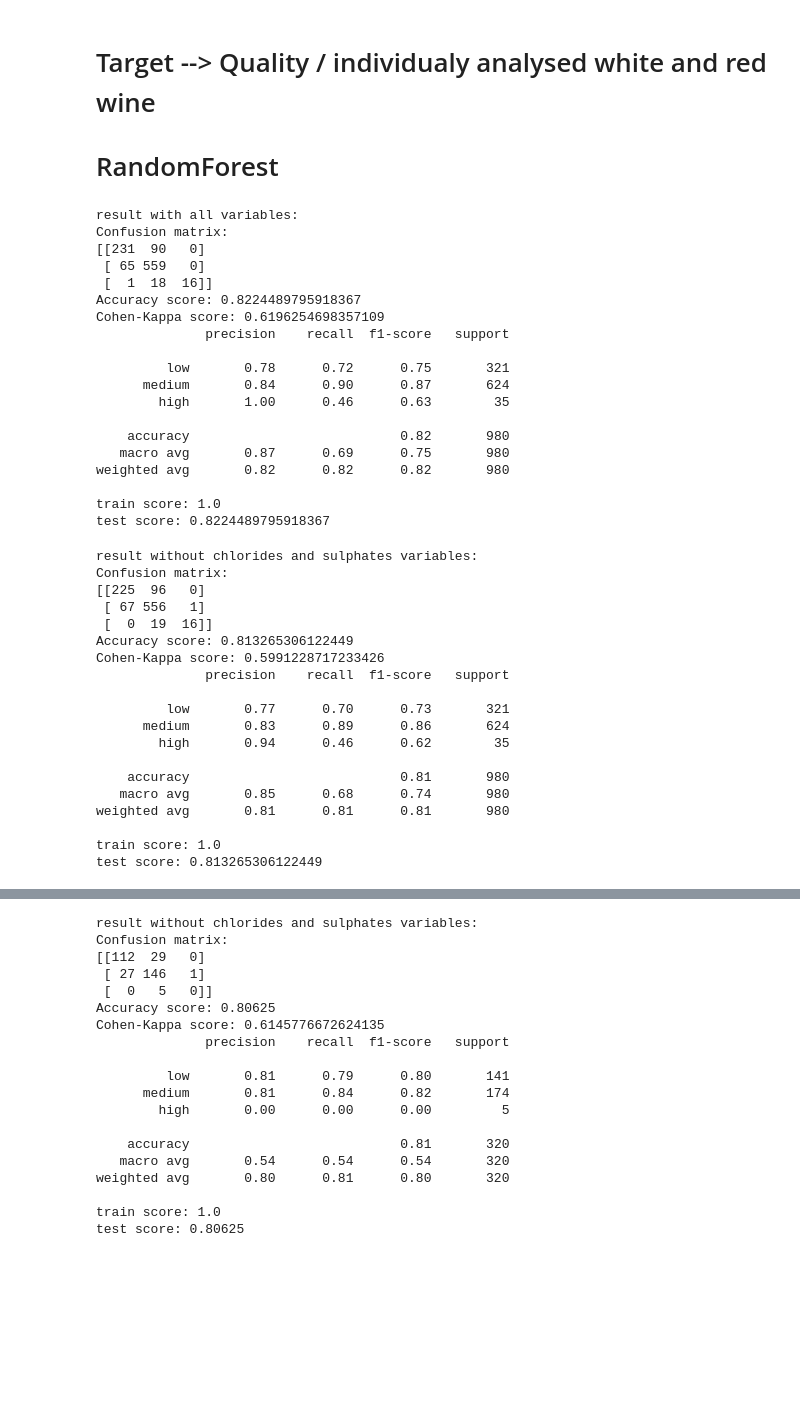
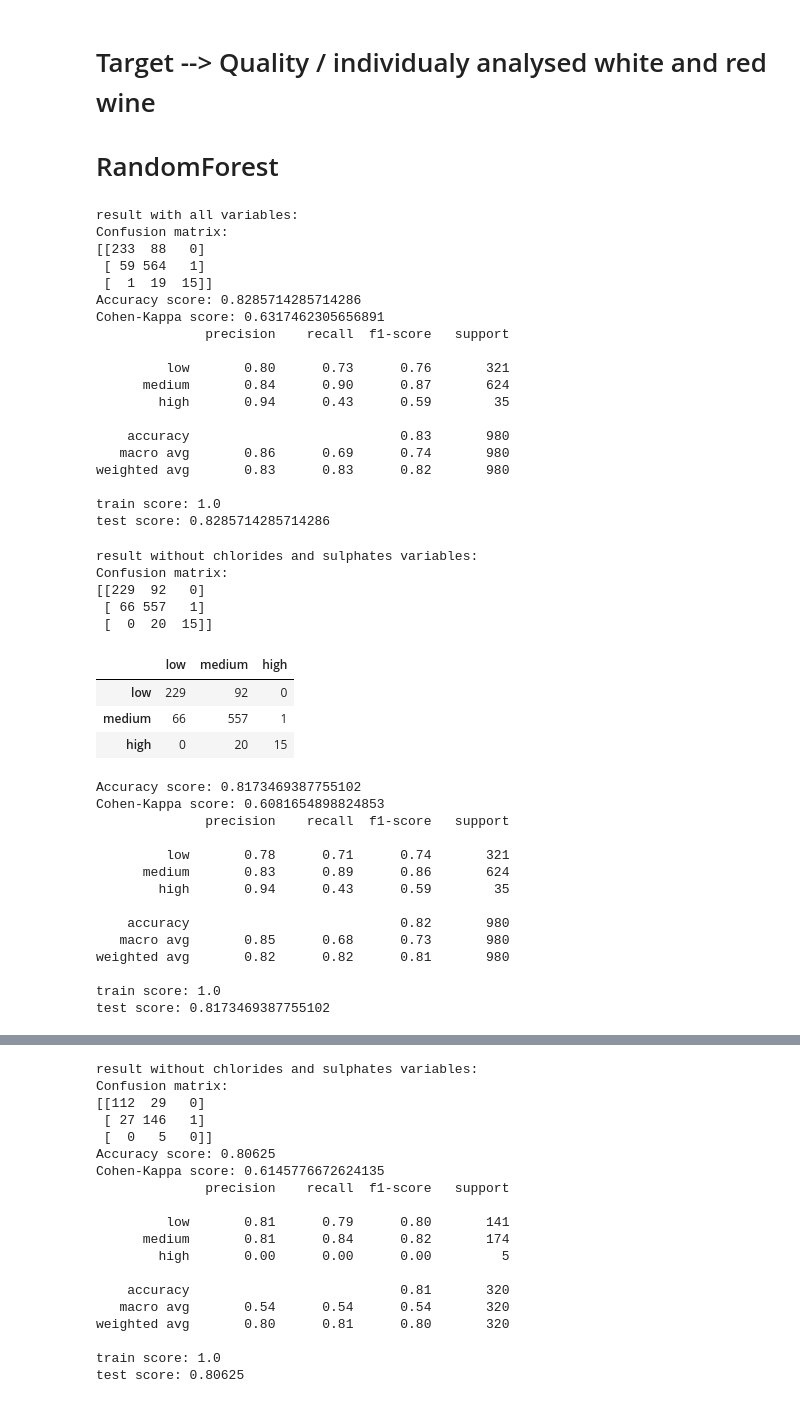
Before and after one commit to satomi26/Project-2, a Jupyter notebook: maschine_learning_modell.ipynb, the cells around one changed output, grey strips where cells are left out. Cells and saved outputs as stored; diff of their text form; code cells hidden in the pictures; blank space fills up the shorter version.

```diff
--- a/maschine_learning_modell.ipynb
+++ b/maschine_learning_modell.ipynb
@@ -1179,7 +1213,7 @@ X = df_white[["fixed acidity", "volatile acidity", "citric acid", "residual suga
 y = df_white["quality_label"]
 X_train, X_test, y_train, y_test = train_test_split(X, y, test_size=0.2, random_state=42)
 
-rf = RandomForestClassifier(max_depth=25)
+rf = RandomForestClassifier()
 rf.fit(X_train, y_train)
 pred_rf = rf.predict(X_test)
 kappa = cohen_kappa_score(pred_rf, y_test)
@@ -1195,63 +1229,71 @@ print(f"test score: {rf.score(X_test, y_test)}")
 # %% [output]
 result with all variables:
 Confusion matrix:
-[[231  90   0]
- [ 65 559   0]
- [  1  18  16]]
-Accuracy score: 0.8224489795918367
-Cohen-Kappa score: 0.6196254698357109
+[[233  88   0]
+ [ 59 564   1]
+ [  1  19  15]]
+Accuracy score: 0.8285714285714286
+Cohen-Kappa score: 0.6317462305656891
               precision    recall  f1-score   support
 
-         low       0.78      0.72      0.75       321
+         low       0.80      0.73      0.76       321
       medium       0.84      0.90      0.87       624
-        high       1.00      0.46      0.63        35
+        high       0.94      0.43      0.59        35
 
-    accuracy                           0.82       980
-   macro avg       0.87      0.69      0.75       980
-weighted avg       0.82      0.82      0.82       980
+    accuracy                           0.83       980
+   macro avg       0.86      0.69      0.74       980
+weighted avg       0.83      0.83      0.82       980
 
 train score: 1.0
-test score: 0.8224489795918367
+test score: 0.8285714285714286
 # %%
 from sklearn.metrics import cohen_kappa_score
 X = df_white[["fixed acidity", "volatile acidity", "citric acid", "residual sugar", "free sulfur dioxide",
                "total sulfur dioxide", "density", "pH", "alcohol"]]
 y = df_white["quality_label"]
 X_train, X_test, y_train, y_test = train_test_split(X, y, test_size=0.2, random_state=42)
 
-rf = RandomForestClassifier(max_depth=25)
+rf = RandomForestClassifier()
 rf.fit(X_train, y_train)
 pred_rf = rf.predict(X_test)
 kappa = cohen_kappa_score(pred_rf, y_test)
 
 print("result without chlorides and sulphates variables: ")
 print("Confusion matrix:")
 print(confusion_matrix(y_test, pred_rf))
+labels = np.unique(y_test)
+a = confusion_matrix(y_test, pred_rf, labels=labels)
+a = pd.DataFrame(a, index=("low","medium", "high"), columns=("low","medium", "high"))
+display(a)
 print("Accuracy score:", accuracy_score(y_test, pred_rf))
 print("Cohen-Kappa score:", kappa)
 print(classification_report(y_test, pred_rf, target_names=["low","medium", "high"]))
 print(f"train score: {rf.score(X_train, y_train)}")
 print(f"test score: {rf.score(X_test, y_test)}")
 # %% [output]
 result without chlorides and sulphates variables:
 Confusion matrix:
-[[225  96   0]
- [ 67 556   1]
- [  0  19  16]]
-Accuracy score: 0.813265306122449
-Cohen-Kappa score: 0.5991228717233426
-              precision    recall  f1-score   support
-
-         low       0.77      0.70      0.73       321
-      medium       0.83      0.89      0.86       624
-        high       0.94      0.46      0.62        35
-
-    accuracy                           0.81       980
-   macro avg       0.85      0.68      0.74       980
-weighted avg       0.81      0.81      0.81       980
-
-train score: 1.0
-test score: 0.813265306122449
+[[229  92   0]
+ [ 66 557   1]
+ [  0  20  15]]
+|  | low | medium | high |
+| low | 229 | 92 | 0 |
+| medium | 66 | 557 | 1 |
+| high | 0 | 20 | 15 |
+Accuracy score: 0.8173469387755102
+Cohen-Kappa score: 0.6081654898824853
+              precision    recall  f1-score   support
+
+         low       0.78      0.71      0.74       321
+      medium       0.83      0.89      0.86       624
+        high       0.94      0.43      0.59        35
+
+    accuracy                           0.82       980
+   macro avg       0.85      0.68      0.73       980
+weighted avg       0.82      0.82      0.81       980
+
+train score: 1.0
+test score: 0.8173469387755102
 # %%
 X = df_red[["fixed acidity", "volatile acidity", "citric acid", "residual sugar", "chlorides", "free sulfur dioxide",
                "total sulfur dioxide", "density", "pH", "sulphates", "alcohol"]]
```
Also changed, not shown: parts of 13 cells of this notebook.
